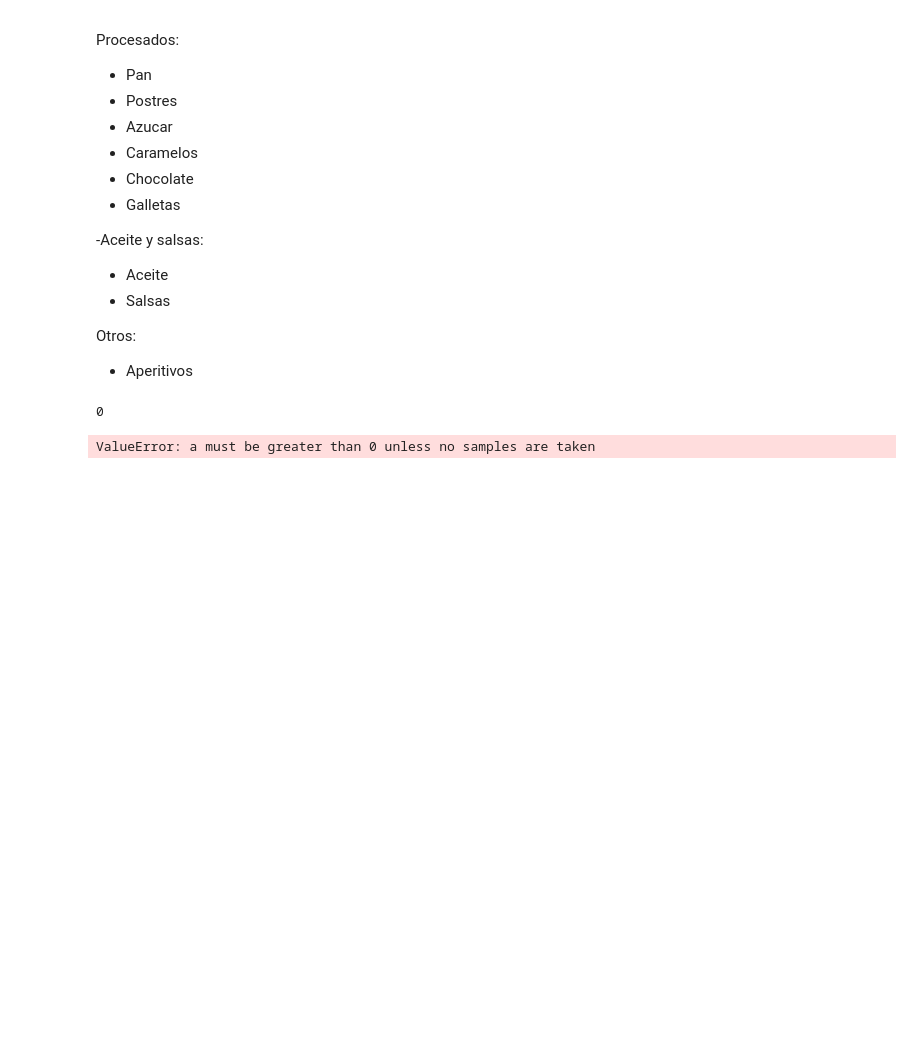
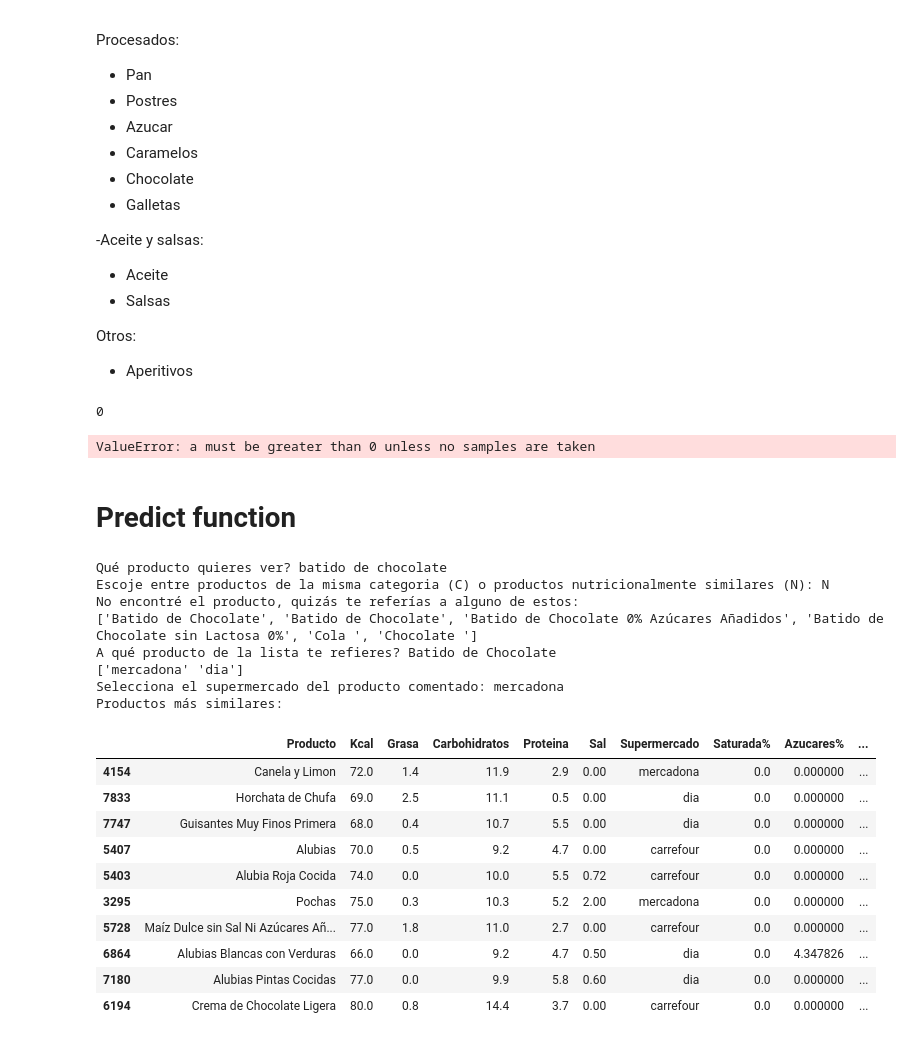
Before and after one commit to ToniMorey/lab-1, a Jupyter notebook: The LAST DANCE/Dataset/Notebook SUCIA.ipynb, the cells around one changed output. Drawn from its saved outputs; the diff is of its cells as text; code cells hidden in the pictures; blank space fills up the shorter version.

```diff
--- a/The LAST DANCE/Dataset/Notebook SUCIA.ipynb
+++ b/The LAST DANCE/Dataset/Notebook SUCIA.ipynb
@@ -2093,7 +2095,7 @@ categorias = {
     'Otros' : ['preparado','colorante','sazon','vital fruits','banderilla','edulcorante','azucar','azúcar','canela','sacarina','fructosa']
 }
 
-prova['Categoria'] = prova['Producto'].str.lower().apply(categorizar_producto)
+data['Categoria'] = data['Producto'].str.lower().apply(categorizar_producto)
 # %%
 masca = prova['Categoria'] == ''
 show = prova[masca]
@@ -2102,3 +2104,5 @@ show.sample(20)
 # %% [output]
 0
 ValueError: a must be greater than 0 unless no samples are taken
+# %% [markdown]
+# Predict function
@@ -2104,0 +2205,22 @@ ValueError: a must be greater than 0 unless no samples are taken
+# %%
+Predict()
+# %% [output]
+Qué producto quieres ver? batido de chocolate
+Escoje entre productos de la misma categoria (C) o productos nutricionalmente similares (N): N
+No encontré el producto, quizás te referías a alguno de estos:
+['Batido de Chocolate', 'Batido de Chocolate', 'Batido de Chocolate 0% Azúcares Añadidos', 'Batido de Chocolate sin Lactosa 0%', 'Cola ', 'Chocolate ']
+A qué producto de la lista te refieres? Batido de Chocolate
+['mercadona' 'dia']
+Selecciona el supermercado del producto comentado: mercadona
+Productos más similares:
+|  | Producto | Kcal | Grasa | Carbohidratos | Proteina | Sal | Supermercado | Saturada% | Azucares% | ... |
+| 4154 | Canela y Limon | 72.0 | 1.4 | 11.9 | 2.9 | 0.00 | mercadona | 0.0 | 0.000000 | ... |
+| 7833 | Horchata de Chufa | 69.0 | 2.5 | 11.1 | 0.5 | 0.00 | dia | 0.0 | 0.000000 | ... |
+| 7747 | Guisantes Muy Finos Primera | 68.0 | 0.4 | 10.7 | 5.5 | 0.00 | dia | 0.0 | 0.000000 | ... |
+| 5407 | Alubias | 70.0 | 0.5 | 9.2 | 4.7 | 0.00 | carrefour | 0.0 | 0.000000 | ... |
+| 5403 | Alubia Roja Cocida | 74.0 | 0.0 | 10.0 | 5.5 | 0.72 | carrefour | 0.0 | 0.000000 | ... |
+| 3295 | Pochas | 75.0 | 0.3 | 10.3 | 5.2 | 2.00 | mercadona | 0.0 | 0.000000 | ... |
+| 5728 | Maíz Dulce sin Sal Ni Azúcares Añ... | 77.0 | 1.8 | 11.0 | 2.7 | 0.00 | carrefour | 0.0 | 0.000000 | ... |
+| 6864 | Alubias Blancas con Verduras | 66.0 | 0.0 | 9.2 | 4.7 | 0.50 | dia | 0.0 | 4.347826 | ... |
+| 7180 | Alubias Pintas Cocidas | 77.0 | 0.0 | 9.9 | 5.8 | 0.60 | dia | 0.0 | 0.000000 | ... |
+| 6194 | Crema de Chocolate Ligera | 80.0 | 0.8 | 14.4 | 3.7 | 0.00 | carrefour | 0.0 | 0.000000 | ... |
```
Also changed, not shown: parts of 14 cells of this notebook.
